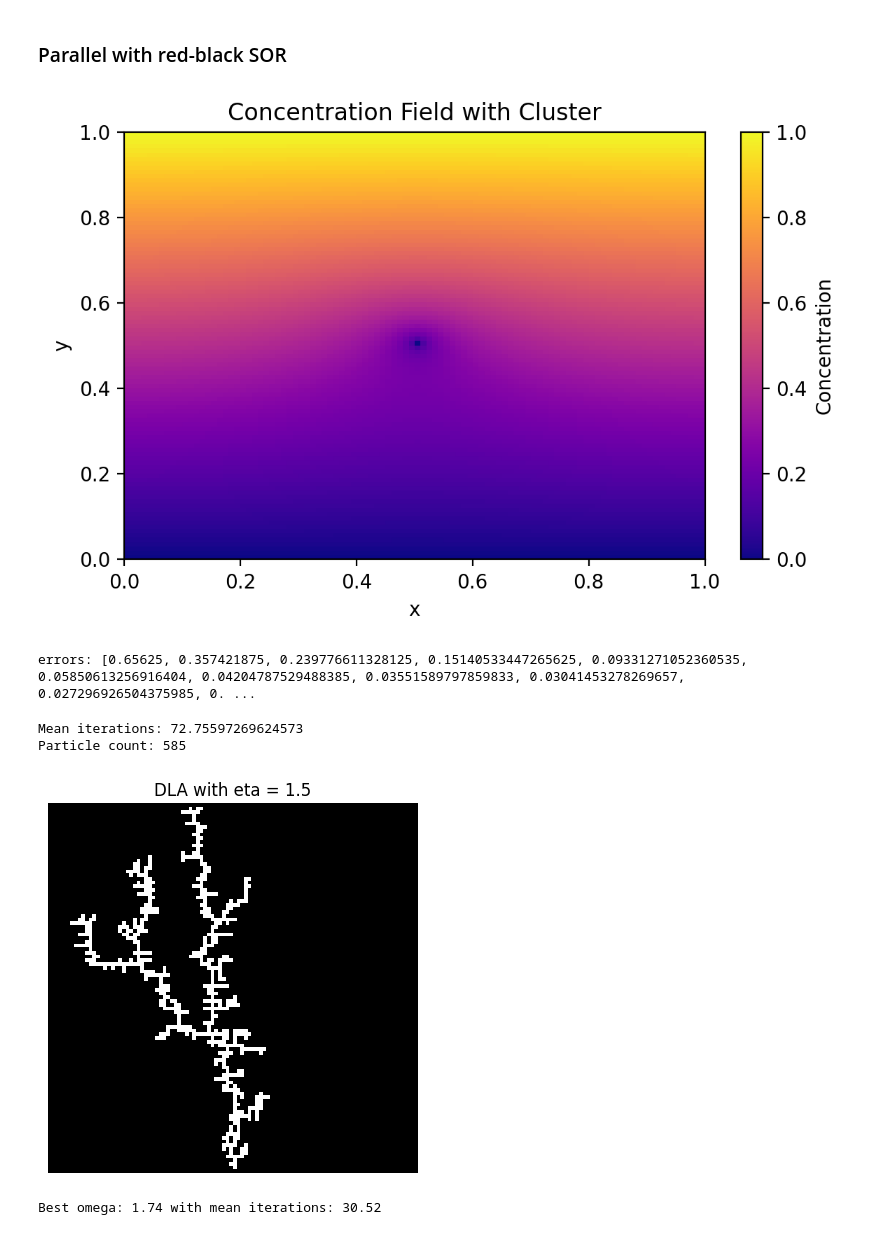
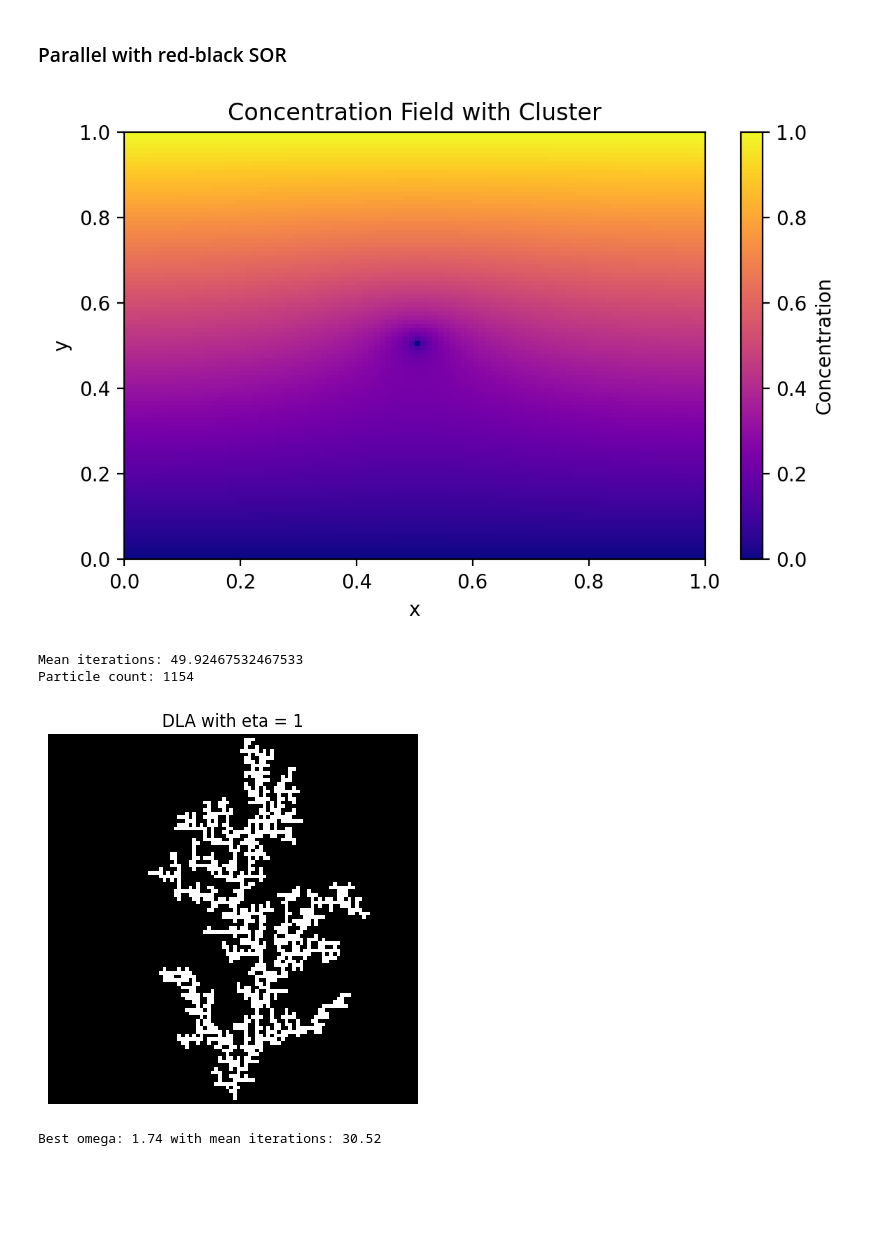
Before and after one commit to Hunter-13-z/Scientific-Computing, a Jupyter notebook: Assignment2/DLA.ipynb, the cells around one changed output. Drawn from its saved outputs; the diff is of its cells as text; code cells hidden in the pictures; blank space fills up the shorter version.

```diff
--- a/Assignment2/DLA.ipynb
+++ b/Assignment2/DLA.ipynb
@@ -282,10 +282,8 @@ def sor_cluster_parallel(u, w, clusters, max_iter=10000, tol=1e-5):
 # %%
 u, errors, it = sor_cluster_parallel(np.zeros((100, 100)), w=1.5, clusters=[(50, 50)], max_iter=10000, tol=1e-5)
 plot_heatmap(u, title="Concentration Field with Cluster")
-print("errors:", errors)
 # %% [output]
 [figure]
-errors: [0.65625, 0.357421875, 0.239776611328125, 0.15140533447265625, 0.09331271052360535, 0.05850613256916404, 0.04204787529488385, 0.03551589797859833, 0.03041453278269657, 0.027296926504375985, 0. ...
 # %%
 def DLA_rb(n,m,eta,max_particles = 1000,w = 1.8):
     clusters = set([(1, m//2)])  # Start with a seed in the center
@@ -313,21 +311,21 @@ def DLA_rb(n,m,eta,max_particles = 1000,w = 1.8):
         clusters.add(new_particle)
     return clusters,its,concentration,max_particles
 # %%
-eta3 = 1.5
-clusters, its, concentration, particle_count = DLA_rb(100, 100, eta=eta3, max_particles=1000)
+eta3 = 1
+clusters, its, concentration, particle_count = DLA_rb(100, 100, eta=eta3, max_particles=2000)
 print("Mean iterations:", np.mean(its))
 print("Particle count:", particle_count)
 grid = np.zeros((100, 100))
 for (x, y) in clusters:
     grid[x, y] = 1
 plt.imshow(grid, origin='lower', cmap='gray')
 plt.axis("off")
 plt.title("DLA with eta = " + str(eta3))
 plt.show()
 # %% [output]
-Mean iterations: 72.75597269624573
-Particle count: 585
+Mean iterations: 49.92467532467533
+Particle count: 1154
-[figure, old version]
+[figure, new version]
 # %%
 omegas = np.linspace(1.70, 1.90, 21)
 min_it = 100000
```
